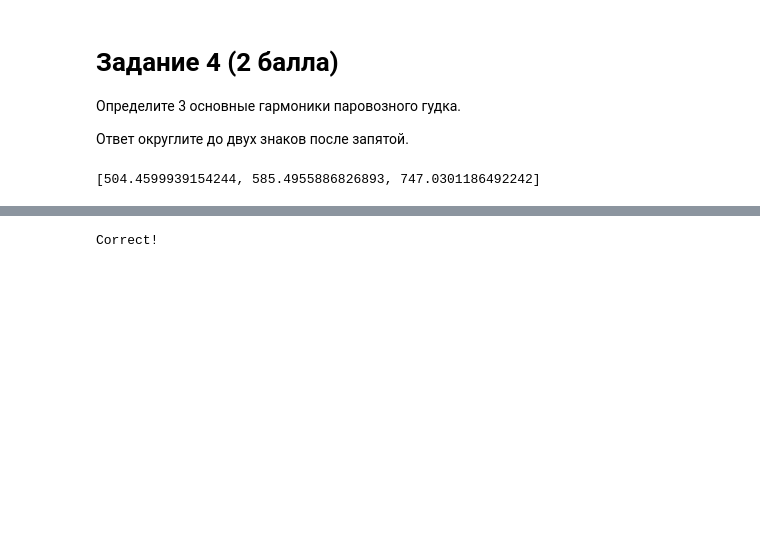
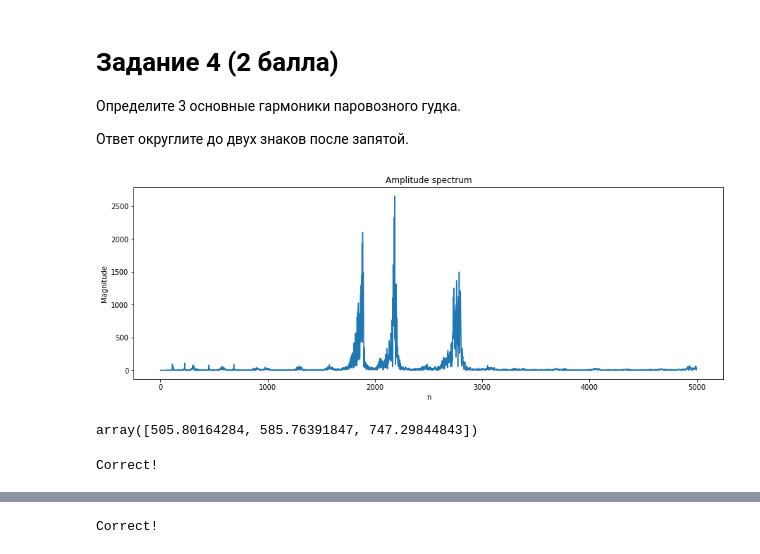
Before and after one commit to zmazak0/MADE-Speech-signal-processing, a Jupyter notebook: Мартиросян_Завен__lab2_ipynb_.ipynb, the cells around one changed output, grey strips where cells are left out. Cells and saved outputs as stored; diff of their text form; code cells hidden in the pictures; blank space fills up the shorter version.

```diff
--- a/Мартиросян_Завен__lab2_ipynb_.ipynb
+++ b/Мартиросян_Завен__lab2_ipynb_.ipynb
@@ -317,14 +317,42 @@ draw_spec(train_whistle_spec, draw_p=False, figsize=(15,5))
 Определите 3 основные гармоники паровозного гудка.
 
 Ответ округлите до двух знаков после запятой.
+# %%
+amplitude_spec = get_amplitude_from_spec(train_whistle_spec)
+draw_spec(amplitude_spec[:5000], draw_p=False, figsize=(15,5))
+# %% [output]
+[figure, added]
+# %%
+## Вариант 1
+# YOUR CODE HERE
+# task_answer = [ freq1, freq2, freq3 ]
+
+amplitude_spec = get_amplitude_from_spec(train_whistle_spec)
+task_answer = np.zeros(3)
+task_answer[0] = np.argmax(amplitude_spec[:2000])
+task_answer[1] = 2000 + np.argmax(amplitude_spec[2000:2500])
+task_answer[2] = 2500 + np.argmax(amplitude_spec[2500:3000])
+task_answer = task_answer * tw_sr / len(amplitude_spec)
+task_answer
+# %% [output]
+array([505.80164284, 585.76391847, 747.29844843])
 # %%
-# YOUR CODE HERE
-# task_answer = [ freq1, freq2, freq3 ]
+# # YOUR CODE HERE
+# # task_answer = [ freq1, freq2, freq3 ]
 
-K = [1880, 2182, 2784]
-N = 82175
-fd = 22050
-task_answer = [fd * k / N for k in K]
-print(task_answer)
+# K = [1880, 2182, 2784]
+# N = 82175
+# fd = 22050
+# task_answer = [fd * k / N for k in K]
+# print(task_answer)
-# %% [output]
-[504.4599939154244, 585.4955886826893, 747.0301186492242]
+# %%
+assert type(task_answer) == list or type(task_answer) == np.ndarray, \
+        f"Wrong answer type. Expected list or numpy array. Got {type(task_answer)}"
+assert len(task_answer) == 3, \
+        f"Wrong len {len(task_answer)}."
+assert (round(sum(task_answer)) == 1677 and round(np.var(task_answer)) == 1407) or \
+        (abs(sum(task_answer)  - 1836) <= 3 and abs(np.var(task_answer) - 10153) <= 181), \
+        f"Wrong freqs"
+print("Correct!")
+# %% [output]
+Correct!
```
Also changed, not shown: parts of 7 cells of this notebook.
